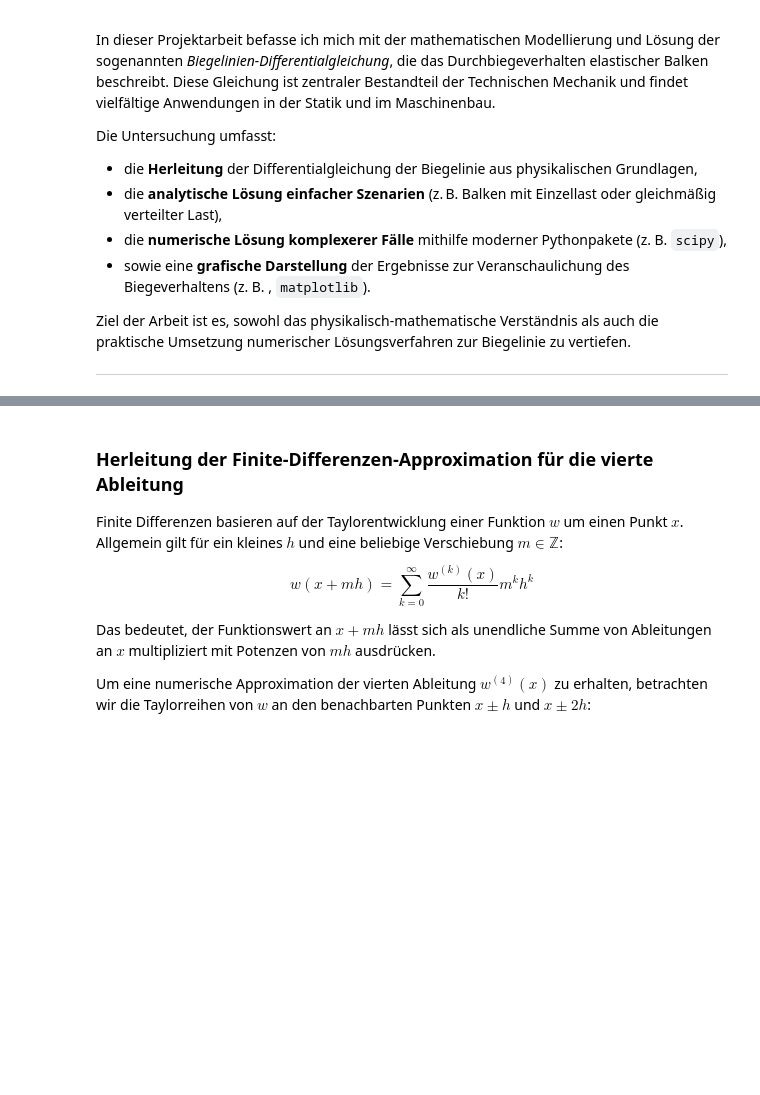
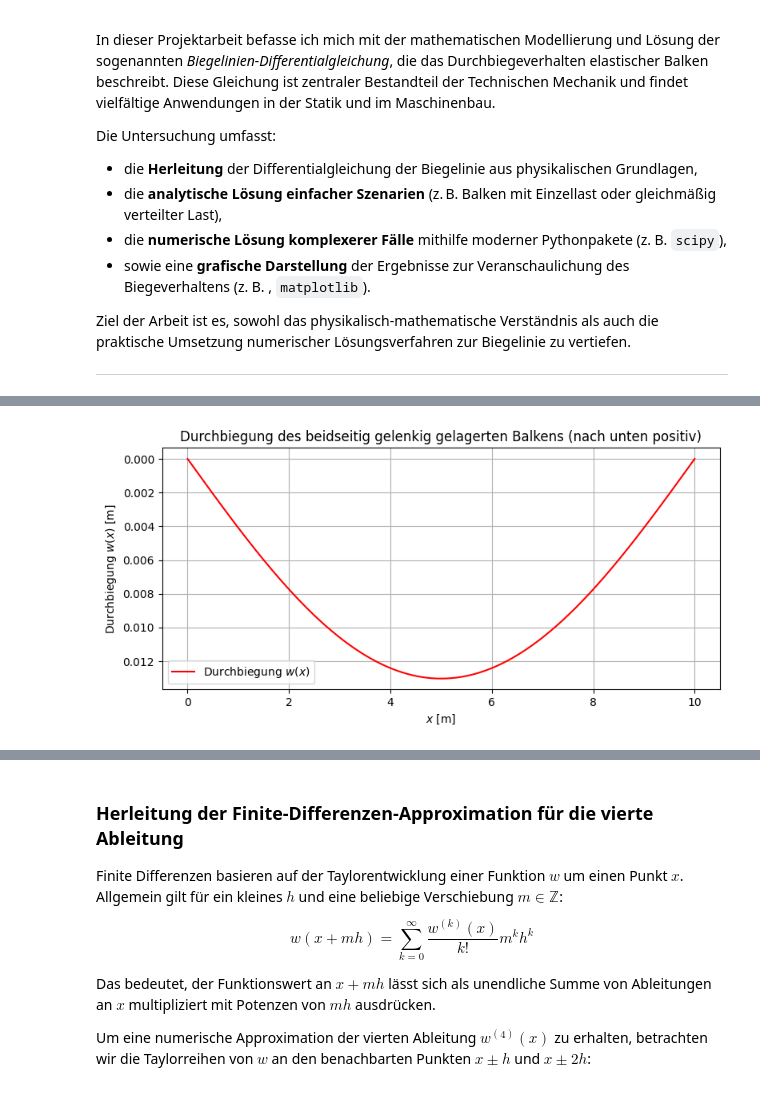
Before and after one commit to AhmedHossamMido/projektarbeit, a Jupyter notebook: projektdatei.ipynb, the cells around one changed output, grey strips where cells are left out. Saved outputs shown, nothing was run; the diff lists cells and outputs as text; code cells hidden in the pictures; blank space fills up the shorter version.

```diff
--- a/projektdatei.ipynb
+++ b/projektdatei.ipynb
@@ -241,0 +424,29 @@ Im Folgenden implementieren wir Schritt für Schritt die Diskretisierung, den Au
+# %%
+# Parameter
+L = 10.0       # Länge des Balkens
+EI = 1e7       # Biegesteifigkeit
+q = 1000.0     # Gleichmäßig verteilte Last
+
+# Diskrete x-Werte entlang des Balkens
+x = np.linspace(0, L, 500)
+
+# Analytische Lösung für beidseitig gelenkig (invertiertes Vorzeichen für w)
+w = (q / (24 * EI)) * x**4 - (q * L / (12 * EI)) * x**3 + (q * L**3 / (24 * EI)) * x
+
+# Plot der Durchbiegung (w-Achse nach unten wachsend)
+plt.figure(figsize=(8, 4))
+plt.plot(x, w, label='Durchbiegung $w(x)$', color='red')
+plt.xlabel('$x$ [m]')
+plt.ylabel('Durchbiegung $w(x)$ [m]')
+plt.title('Durchbiegung des beidseitig gelenkig gelagerten Balkens (nach unten positiv)')
+plt.grid(True)
+plt.legend()
+
+
+# y-Achse invertieren, sodass sie von oben nach unten wächst
+plt.gca().invert_yaxis()
+
+plt.tight_layout()
+plt.show()
+# %% [output]
+[figure, added]
```
Also changed, not shown: parts of 22 cells of this notebook.
